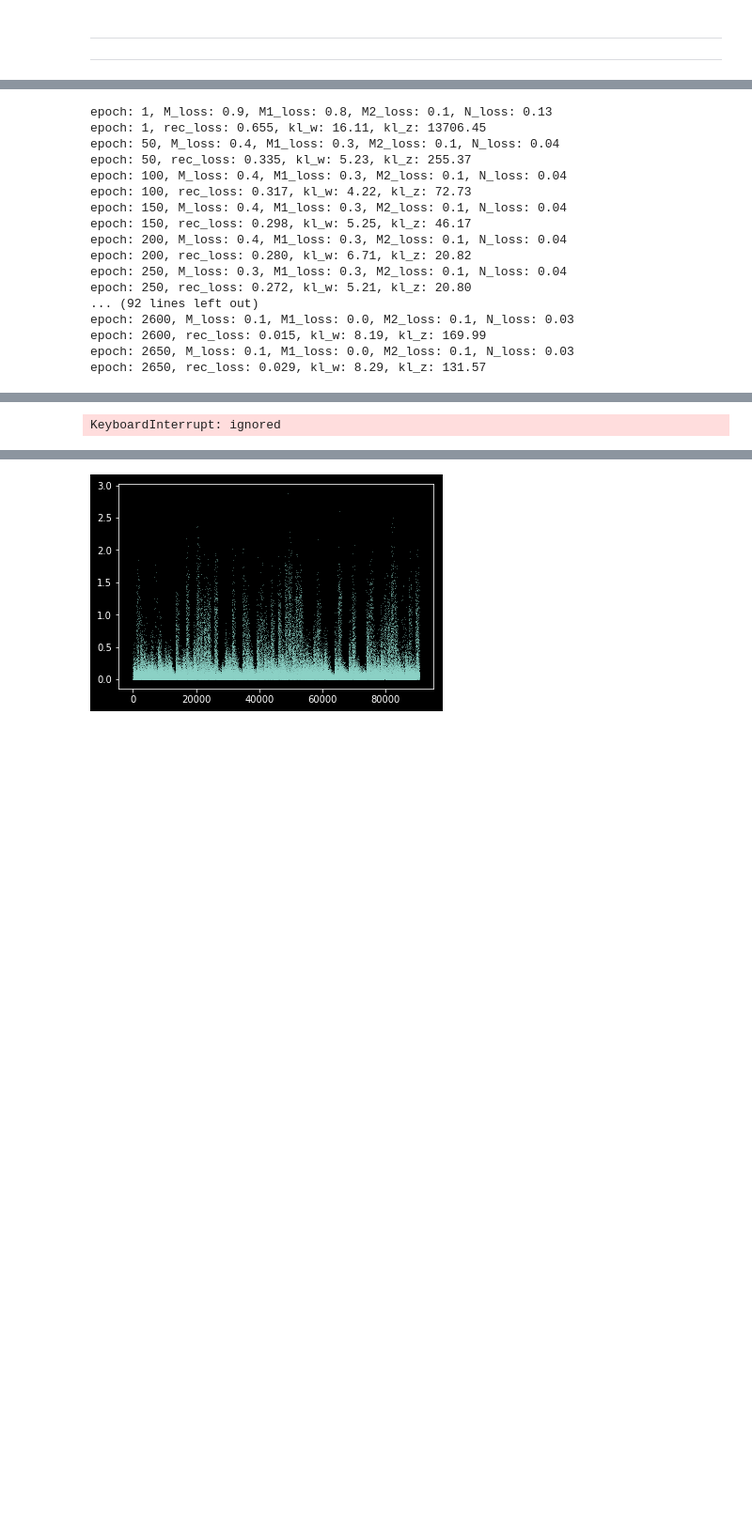
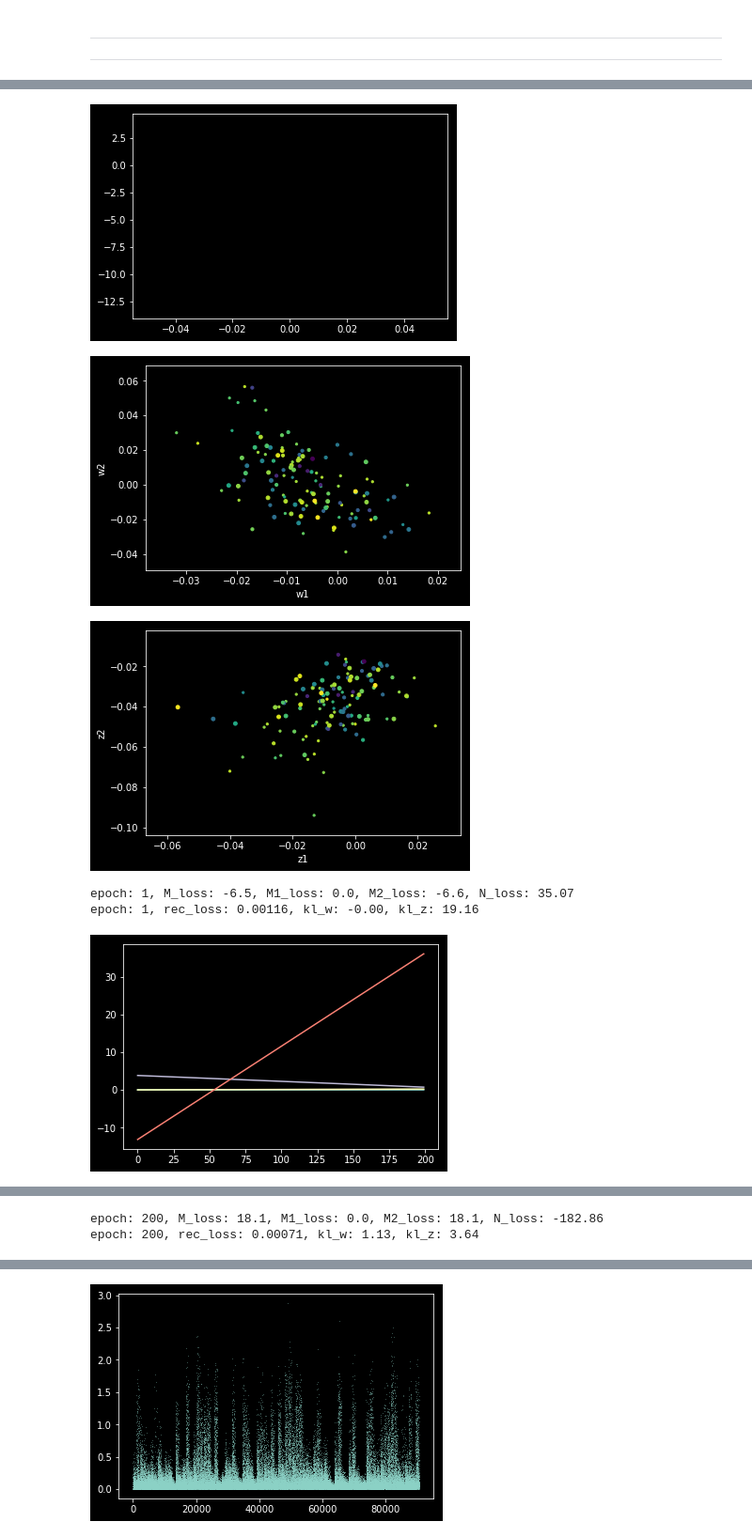
Before and after one commit to dauparas/tensorflow_examples, a Jupyter notebook: VAE_with_latent_subspaces_cell_cycle.ipynb, the cells around one changed output, grey strips where cells are left out. Shown: that part at 94% size. Saved outputs shown, nothing was run; the diff lists cells and outputs as text; code cells hidden in the pictures; blank space fills up the shorter version.

```diff
--- a/VAE_with_latent_subspaces_cell_cycle.ipynb
+++ b/VAE_with_latent_subspaces_cell_cycle.ipynb
@@ -296,61 +347,82 @@ def batch_generator(features, x, u, batch_size):
 # %%
-n_epochs = 5000
-batch_size = X.shape[0]//2
+n_epochs = 15000
+batch_size = X.shape[0]
 start = time.time()
+rec_out_plt = []
+kl_w_plt= []
+kl_z_plt = []
+epoch_plt = []
+M2_plt = []
+N_loss_plt = []
 with tf.Session() as sess:
   sess.run(tf.global_variables_initializer())
 
 
   for i in range(n_epochs):
-    gen = batch_generator(X, X, U, batch_size) #create batch generator
+    C_w_ = 20.0+100.0*(1-i/(n_epochs-1))
+    C_z_ = 20.0+100.0*(1-i/(n_epochs-1))
+    gen = batch_generator(X, X, U_[:,0][:,np.newaxis], batch_size) #create batch generator
     M_loss = 0
     N_loss = 0
     rec_loss_ = 0
     kl_w_ = 0
     kl_z_ = 0
     M1_ = 0
     M2_ = 0
     ent2_ = 0
     logN_ = 0
 
     for j in range(np.int(X.shape[0]/batch_size)):
       x_in_batch, x_out_batch, u_batch = gen.__next__()
 
 
-      _, M_loss_, rec_loss__, kl_w__, kl_z__, M1__, ent2__, M2__= sess.run([M_train, M_cost, rec_loss, kl_w, kl_z, M1, ent2, M2], feed_dict={x_in: x_in_batch, x_out: x_out_batch, u_in: u_batch})
+      _, M_loss_, rec_loss__, kl_w__, kl_z__, M1__, ent2__, M2__= sess.run([M_train, M_cost, rec_loss, kl_w, kl_z, M1, ent2, M2], feed_dict={x_in: x_in_batch, x_out: x_out_batch, u_in: u_batch, training_phase:True, C_w:C_w_, C_z:C_z_})
       M_loss += M_loss_
       rec_loss_ += rec_loss__
       kl_w_ += kl_w__
       kl_z_ += kl_z__
       M1_ += M1__
       M2_ += M2__
 
-      _, N_loss_, logN__= sess.run([N_train, N_cost, logN], feed_dict={x_in: x_in_batch, x_out: x_out_batch, u_in: u_batch})
+      _, N_loss_, logN__= sess.run([N_train, N_cost, logN], feed_dict={x_in: x_in_batch, x_out: x_out_batch, u_in: u_batch, training_phase:True, C_w:C_w_, C_z:C_z_})
       N_loss += N_loss_
       logN_ += logN__
 
 
-    if (i+1)% 50 == 0 or i == 0:
-      wIxy_mean_, zIx_mean_, rec_out_= sess.run([wIxy_mean, zIx_mean, rec_out], feed_dict ={x_in:X, x_out:X, u_in:U})
+    if (i+1)% 200 == 0 or i == 0:
+      wIxy_mean_, zIx_mean_, rec_out_= sess.run([wIxy_mean, zIx_mean, rec_out], feed_dict ={x_in:X, x_out:X, u_in:U_[:,0][:,np.newaxis], training_phase:False})
+      rec_out_plt.append(rec_loss_)
+      kl_w_plt.append(kl_w_/10.0)
+      kl_z_plt.append(kl_z_/10.0)
+      M2_plt.append(M2_/1.0)
+      N_loss_plt.append(N_loss)
+      epoch_plt.append(i)
+
+      plt.figure(1)
+      plt.plot(epoch_plt[-10:], rec_out_plt[-10:])
+      plt.plot(epoch_plt[-10:], kl_w_plt[-10:])
+      plt.plot(epoch_plt[-10:], kl_z_plt[-10:])
+      plt.plot(epoch_plt[-10:], M2_plt[-10:])
+
+      plt.figure(2)
+      plt.scatter(wIxy_mean_[:,0],wIxy_mean_[:,1], c=U_[:,0], s=5*Y, cmap='viridis');
+      plt.xlabel('w1');
+      plt.ylabel('w2');
+
+      plt.figure(3)
+      plt.scatter(zIx_mean_[:,0],zIx_mean_[:,1], c=U_[:,0], s=5*Y, cmap='viridis');
+      plt.xlabel('z1');
+      plt.ylabel('z2');
+      plt.show()
+
       end = time.time()
       print('epoch: {0}, M_loss: {1:.1f}, M1_loss: {2:.1f}, M2_loss: {3:.1f}, N_loss: {4:.2f}'.format((i+1), M_loss/(1+np.int(X.shape[0]/batch_size)), M1_/(1+np.int(X.shape[0]/batch_size)), M2_/(1+np.int(X.shape[0]/batch_size)), N_loss_/(1+np.int(X.shape[0]/batch_size))))
-      print('epoch: {0}, rec_loss: {1:.3f}, kl_w: {2:.2f}, kl_z: {3:.2f}'.format((i+1), rec_loss_/(1+np.int(X.shape[0]/batch_size)), kl_w_/(1+np.int(X.shape[0]/batch_size)), kl_z_/(1+np.int(X.shape[0]/batch_size))))
+      print('epoch: {0}, rec_loss: {1:.5f}, kl_w: {2:.2f}, kl_z: {3:.2f}'.format((i+1), rec_loss_/(1+np.int(X.shape[0]/batch_size)), kl_w_/(1+np.int(X.shape[0]/batch_size)), kl_z_/(1+np.int(X.shape[0]/batch_size))))
       start = time.time()
 # %% [output]
+[figure, added]
+[figure, added]
+[figure, added]
-epoch: 1, M_loss: 0.9, M1_loss: 0.8, M2_loss: 0.1, N_loss: 0.13
-epoch: 1, rec_loss: 0.655, kl_w: 16.11, kl_z: 13706.45
-epoch: 50, M_loss: 0.4, M1_loss: 0.3, M2_loss: 0.1, N_loss: 0.04
-epoch: 50, rec_loss: 0.335, kl_w: 5.23, kl_z: 255.37
-epoch: 100, M_loss: 0.4, M1_loss: 0.3, M2_loss: 0.1, N_loss: 0.04
-epoch: 100, rec_loss: 0.317, kl_w: 4.22, kl_z: 72.73
-epoch: 150, M_loss: 0.4, M1_loss: 0.3, M2_loss: 0.1, N_loss: 0.04
-epoch: 150, rec_loss: 0.298, kl_w: 5.25, kl_z: 46.17
-epoch: 200, M_loss: 0.4, M1_loss: 0.3, M2_loss: 0.1, N_loss: 0.04
-epoch: 200, rec_loss: 0.280, kl_w: 6.71, kl_z: 20.82
-epoch: 250, M_loss: 0.3, M1_loss: 0.3, M2_loss: 0.1, N_loss: 0.04
-epoch: 250, rec_loss: 0.272, kl_w: 5.21, kl_z: 20.80
-... (92 lines left out)
-epoch: 2600, M_loss: 0.1, M1_loss: 0.0, M2_loss: 0.1, N_loss: 0.03
-epoch: 2600, rec_loss: 0.015, kl_w: 8.19, kl_z: 169.99
-epoch: 2650, M_loss: 0.1, M1_loss: 0.0, M2_loss: 0.1, N_loss: 0.03
-epoch: 2650, rec_loss: 0.029, kl_w: 8.29, kl_z: 131.57
+epoch: 1, M_loss: -6.5, M1_loss: 0.0, M2_loss: -6.6, N_loss: 35.07
+epoch: 1, rec_loss: 0.00116, kl_w: -0.00, kl_z: 19.16
+[figure, added]
@@ -357 +431,2 @@ epoch: 2650, rec_loss: 0.029, kl_w: 8.29, kl_z: 131.57
-KeyboardInterrupt: ignored
+epoch: 200, M_loss: 18.1, M1_loss: 0.0, M2_loss: 18.1, N_loss: -182.86
+epoch: 200, rec_loss: 0.00071, kl_w: 1.13, kl_z: 3.64
```
Also changed, not shown: parts of 37 cells of this notebook.
